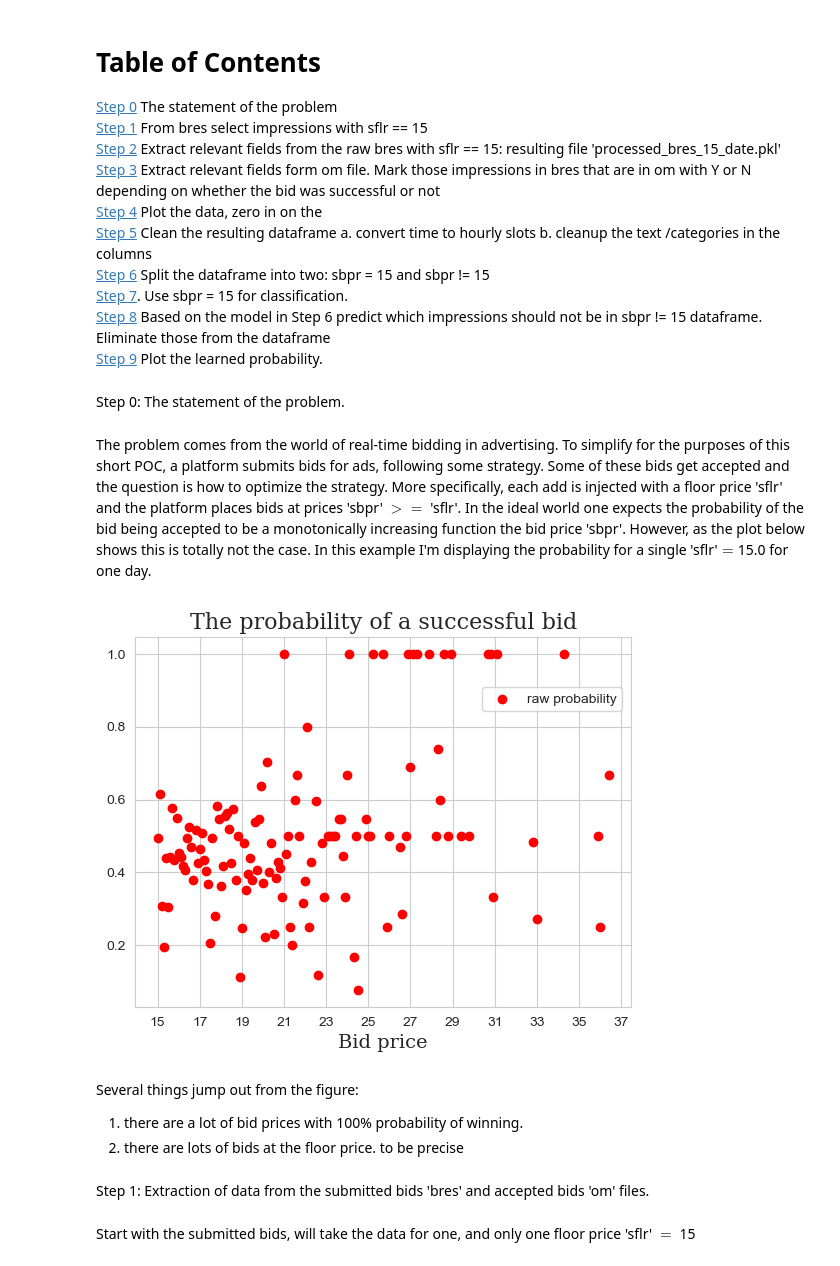
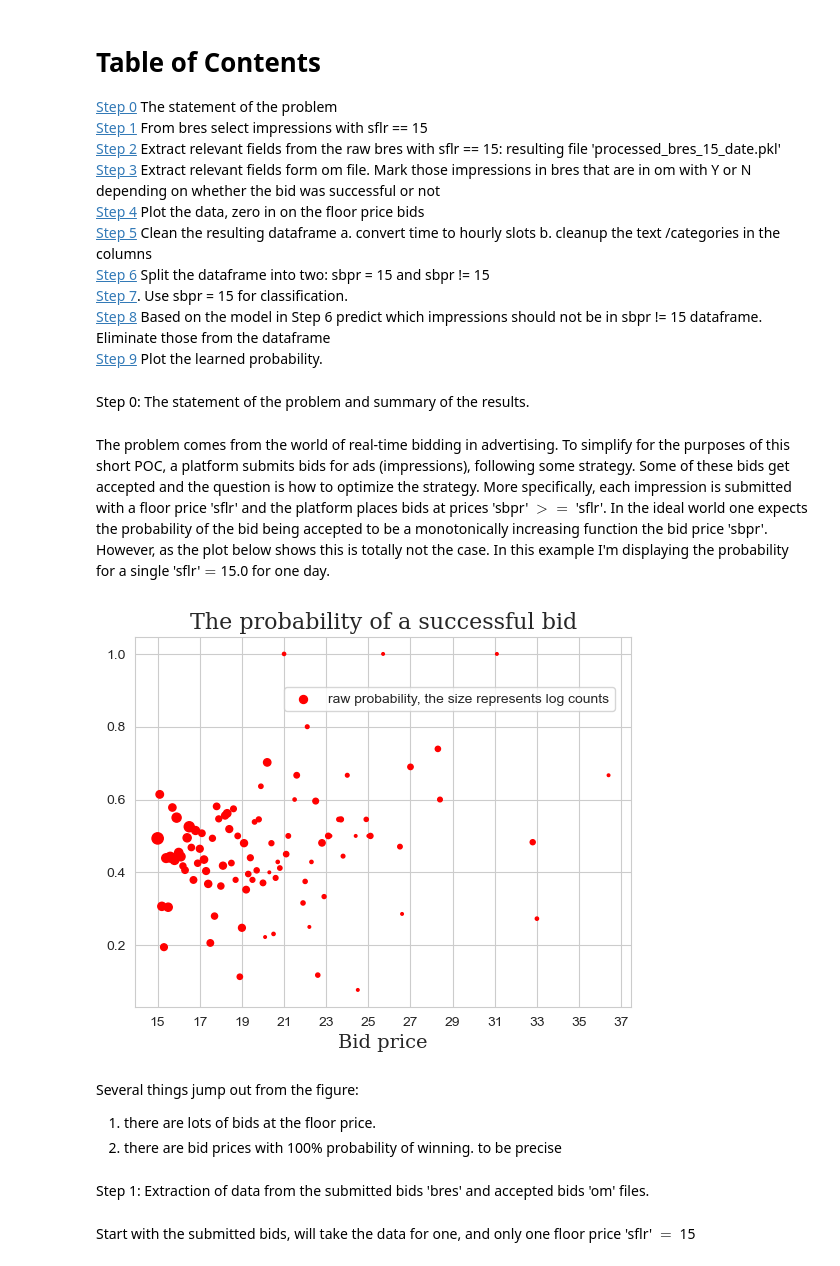
Before and after one commit to ltevlin/Origin, a Jupyter notebook: Presentation_15.ipynb, the cells around one changed output. Saved outputs shown, nothing was run; the diff lists cells and outputs as text; code cells hidden in the pictures.

Commit message:
the second version of the presentation for 0410, sflr = 15, started from square one

```diff
--- a/Presentation_15.ipynb
+++ b/Presentation_15.ipynb
@@ -20,7 +17,7 @@ To enable the following instructions: AVX2 FMA, in other operations, rebuild Ten
 [Step 1](#part1) From bres select impressions with sflr == 15 <br>
 [Step 2](#part2) Extract relevant fields from the raw bres  with sflr == 15: resulting file 'processed_bres_15_date.pkl' <br>
 [Step 3](#part3) Extract relevant fields form om file. Mark those impressions in bres that are in om with Y or N depending on whether the bid was successful or not <br>
-[Step 4](#part4) Plot the data, zero in on the  <br>
+[Step 4](#part4) Plot the data, zero in on the floor price bids  <br>
 [Step 5](#part5) Clean the resulting dataframe
     a. convert time to hourly slots
     b. cleanup the text /categories in the columns <br>
@@ -29,23 +26,24 @@ To enable the following instructions: AVX2 FMA, in other operations, rebuild Ten
 [Step 8](#part8) Based on the model in Step 6 predict which impressions should not be in sbpr != 15 dataframe. Eliminate those from the dataframe <br>
 [Step 9](#part9) Plot the learned probability.
 # %% [markdown]
-Step 0: The statement of the problem. <br>
-<a id="part2"></a>
+Step 0: The statement of the problem and summary of the results. <br>
+<a id="part0"></a>
 # %% [markdown]
-The problem comes from the world of real-time bidding in advertising. To simplify for the purposes of this short POC, a platform submits bids for ads, following some strategy. Some of these bids get accepted and the question is how to optimize the strategy.
-More specifically, each add is injected with a floor price 'sflr' and the platform places bids at prices 'sbpr' $>=$ 'sflr'. In the ideal world one expects the probability of the bid being accepted to be a monotonically increasing function the bid price 'sbpr'.
+The problem comes from the world of real-time bidding in advertising. To simplify for the purposes of this short POC, a platform submits bids for ads (impressions), following some strategy. Some of these bids get accepted and the question is how to optimize the strategy.
+More specifically, each impression is submitted with a floor price 'sflr' and the platform places bids at prices 'sbpr' $>=$ 'sflr'. In the ideal world one expects the probability of the bid being accepted to be a monotonically increasing function the bid price 'sbpr'.
 However, as the plot below shows this is totally not the case. In this example I'm displaying the probability for a single 'sflr'$=$15.0 for one day.
 # %%
-fig
+fig_prob
 # %% [output]
-[figure, old version]
+[figure, new version]
 # %% [markdown]
 Several things jump out from the figure:
-1. there are a lot of bid prices with 100% probability of winning.
-2. there are lots of bids at the floor price.
+1. there are lots of bids at the floor price.
+2. there are bid prices with 100% probability of winning.
 to be precise
 # %% [markdown]
 Step 1: Extraction of data from the submitted bids 'bres' and accepted bids 'om' files.
+<a id="part1"></a>
 # %% [markdown]
 Start with the submitted bids, will take the data for one, and only one floor price 'sflr' $=$ 15
 # %%
```
Also changed, not shown: parts of 34 cells of this notebook.
